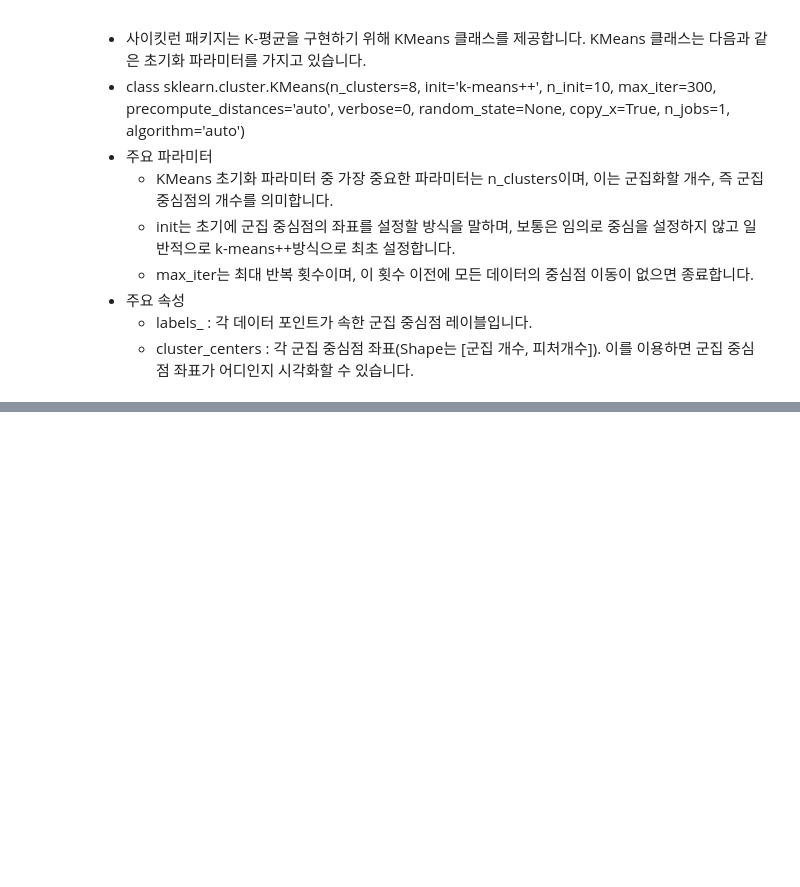
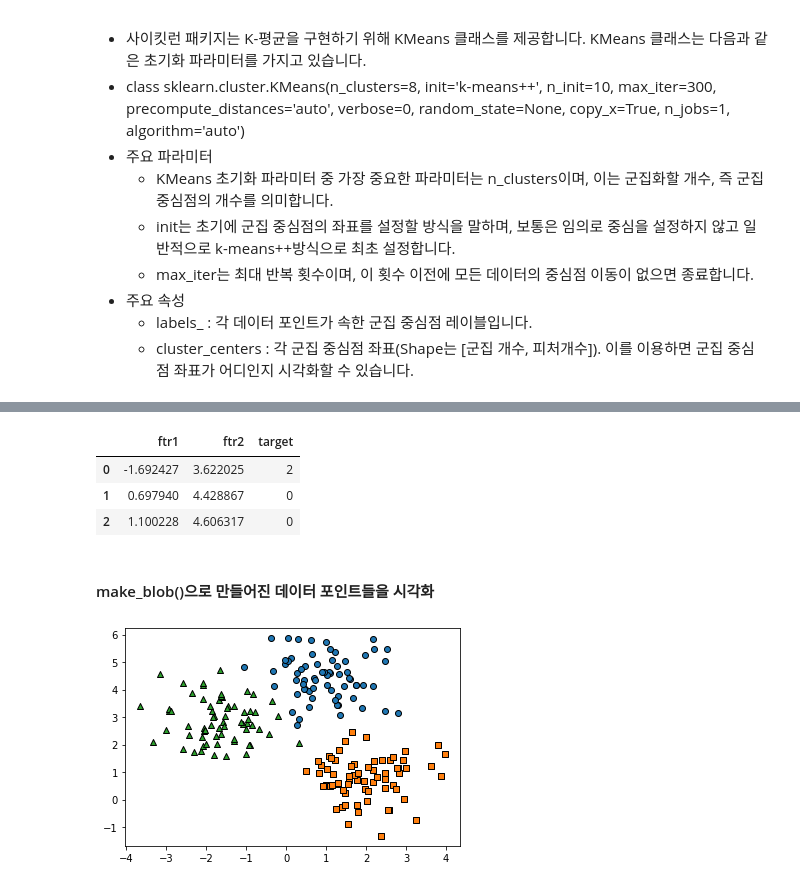
Before and after one commit to 201411096/study_AI, a Jupyter notebook: lectures/2_파이썬 머신러닝 완벽 가이드/7_군집화(Clustering)/1_K-Means.ipynb, the cells around one changed output, grey strips where cells are left out. Saved outputs shown, nothing was run; the diff lists cells and outputs as text; code cells hidden in the pictures; blank space fills up the shorter version.

```diff
--- a/lectures/2_파이썬 머신러닝 완벽 가이드/7_군집화(Clustering)/1_K-Means.ipynb
+++ b/lectures/2_파이썬 머신러닝 완벽 가이드/7_군집화(Clustering)/1_K-Means.ipynb
@@ -54,0 +190,28 @@
+# %%
+import pandas as pd
+
+clusterDF = pd.DataFrame(data=X, columns=['ftr1', 'ftr2'])
+clusterDF['target'] = y
+clusterDF.head(3)
+# %% [output]
+|  | ftr1 | ftr2 | target |
+| 0 | -1.692427 | 3.622025 | 2 |
+| 1 | 0.697940 | 4.428867 | 0 |
+| 2 | 1.100228 | 4.606317 | 0 |
+# %% [markdown]
+#### make_blob()으로 만들어진 데이터 포인트들을 시각화
+# %%
+target_list = np.unique(y)
+
+# 각 target별 scatter plot의 marker값들.
+markers = ['o', 's', '^', 'P', 'D', 'H', 'x']
+
+# 3개의 cluster 영역으로 구분한 데이터 셋을 생성했으므로 target_list는 [0, 1, 2]
+# target = 0, target = 1, target = 2로 scatter plot을 marker별로 생성.
+for target in target_list:
+    target_cluster = clusterDF[clusterDF['target']==target]
+    plt.scatter(x=target_cluster['ftr1'], y=target_cluster['ftr2'], edgecolor='k', marker=markers[target])
+
+plt.show()
+# %% [output]
+[figure, added]
```
Also changed, not shown: parts of 21 cells of this notebook.
